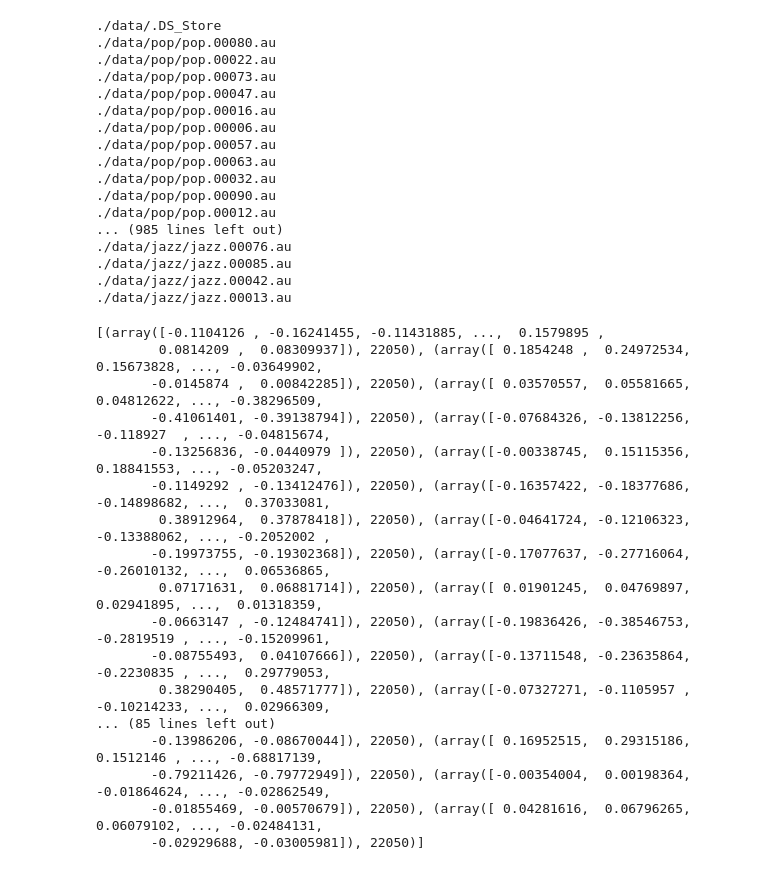
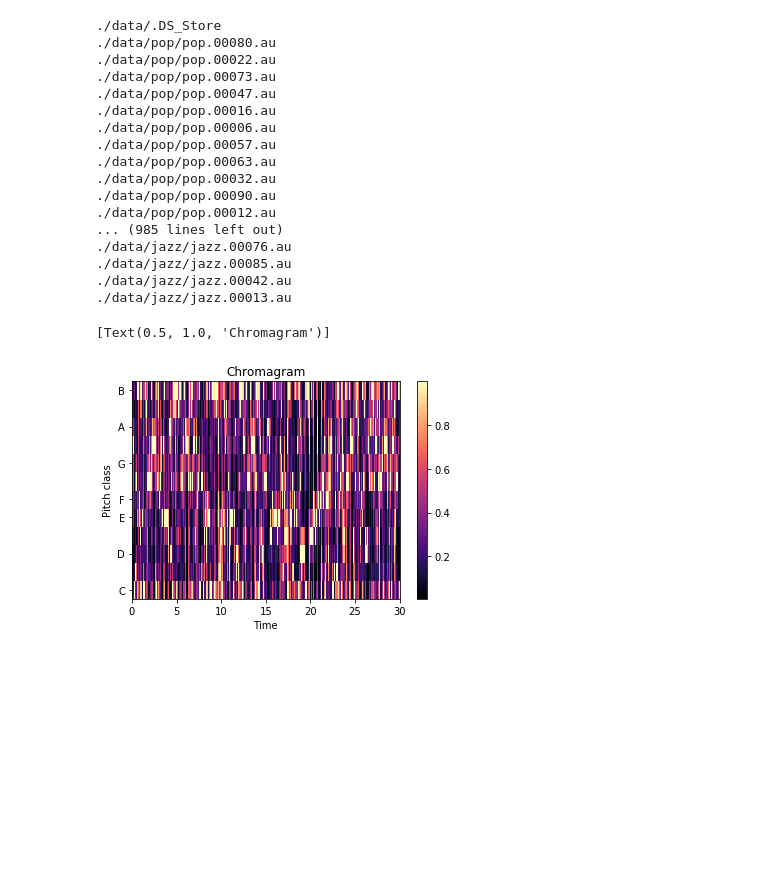
Before and after one commit to givi0519/CSCI-4622-Final-Project, a Jupyter notebook: final_project.ipynb, the cells around one changed output. Saved outputs shown, nothing was run; the diff lists cells and outputs as text; code cells hidden in the pictures; blank space fills up the shorter version.

Commit message:
Updated with librosa.load

```diff
--- a/final_project.ipynb
+++ b/final_project.ipynb
@@ -34,27 +35,28 @@ for dirname, _, filenames in os.walk('./data/'):
 ./data/jazz/jazz.00085.au
 ./data/jazz/jazz.00042.au
 ./data/jazz/jazz.00013.au
-# %%
-list_blues = []
-for filename in os.listdir('./data/blues'):
-    list_blues.append(sf.read(os.path.join('./data/blues', filename)))
-
-print(list_blues)
-# %% [output]
-[(array([-0.1104126 , -0.16241455, -0.11431885, ...,  0.1579895 ,
-        0.0814209 ,  0.08309937]), 22050), (array([ 0.1854248 ,  0.24972534,  0.15673828, ..., -0.03649902,
-       -0.0145874 ,  0.00842285]), 22050), (array([ 0.03570557,  0.05581665,  0.04812622, ..., -0.38296509,
-       -0.41061401, -0.39138794]), 22050), (array([-0.07684326, -0.13812256, -0.118927  , ..., -0.04815674,
-       -0.13256836, -0.0440979 ]), 22050), (array([-0.00338745,  0.15115356,  0.18841553, ..., -0.05203247,
-       -0.1149292 , -0.13412476]), 22050), (array([-0.16357422, -0.18377686, -0.14898682, ...,  0.37033081,
-        0.38912964,  0.37878418]), 22050), (array([-0.04641724, -0.12106323, -0.13388062, ..., -0.2052002 ,
-       -0.19973755, -0.19302368]), 22050), (array([-0.17077637, -0.27716064, -0.26010132, ...,  0.06536865,
-        0.07171631,  0.06881714]), 22050), (array([ 0.01901245,  0.04769897,  0.02941895, ...,  0.01318359,
-       -0.0663147 , -0.12484741]), 22050), (array([-0.19836426, -0.38546753, -0.2819519 , ..., -0.15209961,
-       -0.08755493,  0.04107666]), 22050), (array([-0.13711548, -0.23635864, -0.2230835 , ...,  0.29779053,
-        0.38290405,  0.48571777]), 22050), (array([-0.07327271, -0.1105957 , -0.10214233, ...,  0.02966309,
-... (85 lines left out)
-       -0.13986206, -0.08670044]), 22050), (array([ 0.16952515,  0.29315186,  0.1512146 , ..., -0.68817139,
-       -0.79211426, -0.79772949]), 22050), (array([-0.00354004,  0.00198364, -0.01864624, ..., -0.02862549,
-       -0.01855469, -0.00570679]), 22050), (array([ 0.04281616,  0.06796265,  0.06079102, ..., -0.02484131,
-       -0.02929688, -0.03005981]), 22050)]
+# %%
+# load audio time series into a list using librosa.load, create list of corresponding labels
+time_series = []
+sampling_rates = []
+labels = []
+for genre in genres:
+    # identify the path using the genre
+    path = './data/' + genre
+    # loop through every file in the path
+    for file in os.listdir(path):
+        filename = path + '/' + file
+        y, sr = librosa.load(filename)
+        time_series.append(y)
+        sampling_rates.append(sr)
+        labels.append(genre)
+# %%
+# attempt at feature extraction with librosa using one time series
+chroma = feature.chroma_stft(y = time_series[0], sr = sampling_rates[0])
+fig, ax = plt.subplots()
+img = display.specshow(chroma, y_axis = 'chroma', x_axis = 'time', ax = ax)
+fig.colorbar(img, ax = ax)
+ax.set(title = "Chromagram")
+# %% [output]
+[Text(0.5, 1.0, 'Chromagram')]
+[figure, added]
```
Also changed, not shown: parts of 1 cell of this notebook.
